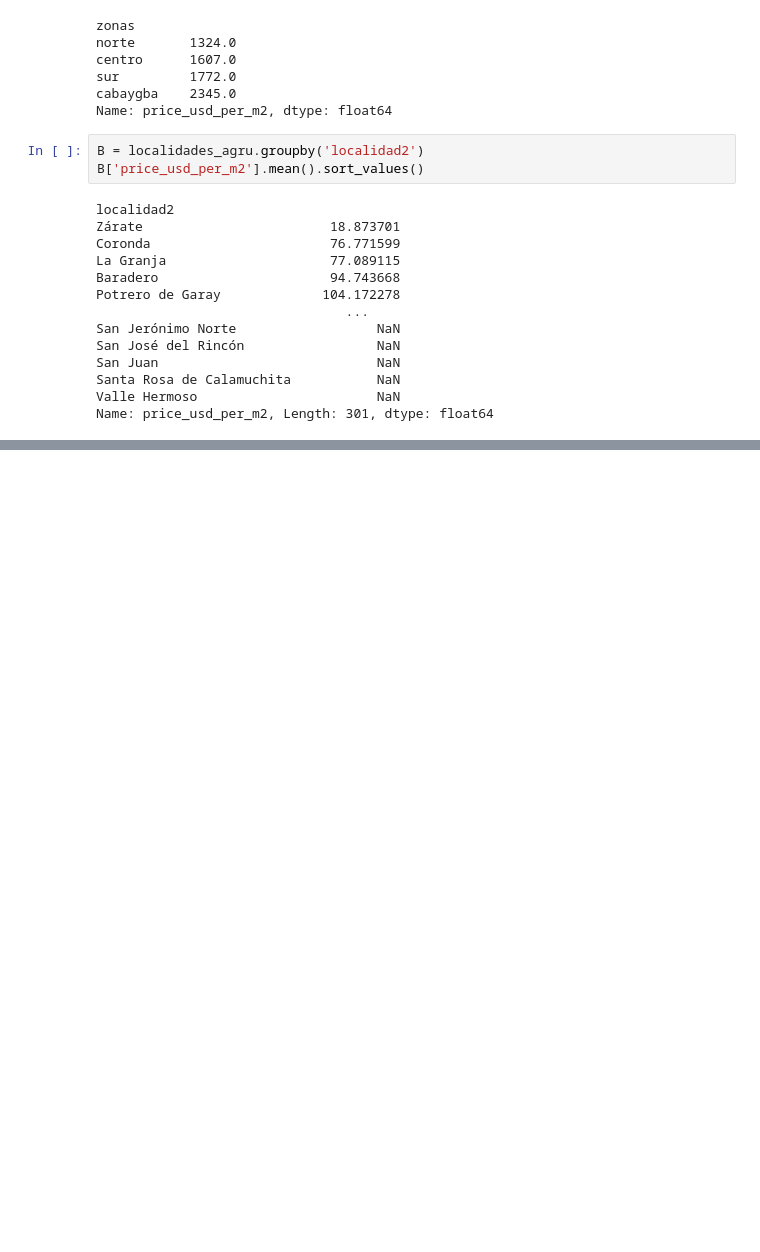
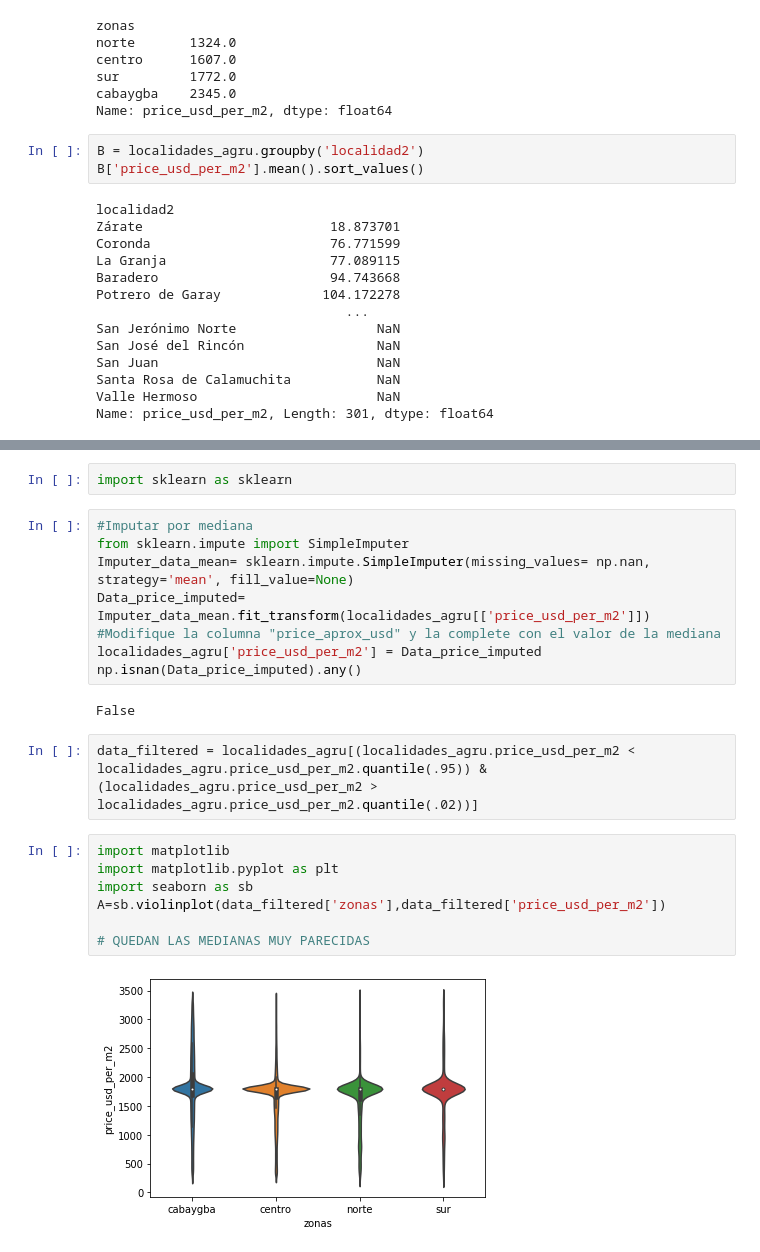
Before and after one commit to Properati-Analysis/TP1, a Jupyter notebook: Provincia Agrupadas.ipynb, the cells around one changed output, grey strips where cells are left out. Cells and saved outputs as stored; diff of their text form; blank space fills up the shorter version.

```diff
--- a/Provincia Agrupadas.ipynb
+++ b/Provincia Agrupadas.ipynb
@@ -270,0 +268,23 @@ plt.ylim(0, 6000)
+# %%
+import sklearn as sklearn
+# %%
+#Imputar por mediana
+from sklearn.impute import SimpleImputer
+Imputer_data_mean= sklearn.impute.SimpleImputer(missing_values= np.nan, strategy='mean', fill_value=None)
+Data_price_imputed= Imputer_data_mean.fit_transform(localidades_agru[['price_usd_per_m2']])
+#Modifique la columna "price_aprox_usd" y la complete con el valor de la mediana
+localidades_agru['price_usd_per_m2'] = Data_price_imputed
+np.isnan(Data_price_imputed).any()
+# %% [output]
+False
+# %%
+data_filtered = localidades_agru[(localidades_agru.price_usd_per_m2 < localidades_agru.price_usd_per_m2.quantile(.95)) & (localidades_agru.price_usd_per_m2 > localidades_agru.price_usd_per_m2.quantile(.02))]
+# %%
+import matplotlib
+import matplotlib.pyplot as plt
+import seaborn as sb
+A=sb.violinplot(data_filtered['zonas'],data_filtered['price_usd_per_m2'])
+
+# QUEDAN LAS MEDIANAS MUY PARECIDAS
+# %% [output]
+[figure, added]
```
Also changed, not shown: parts of 9 cells of this notebook.
